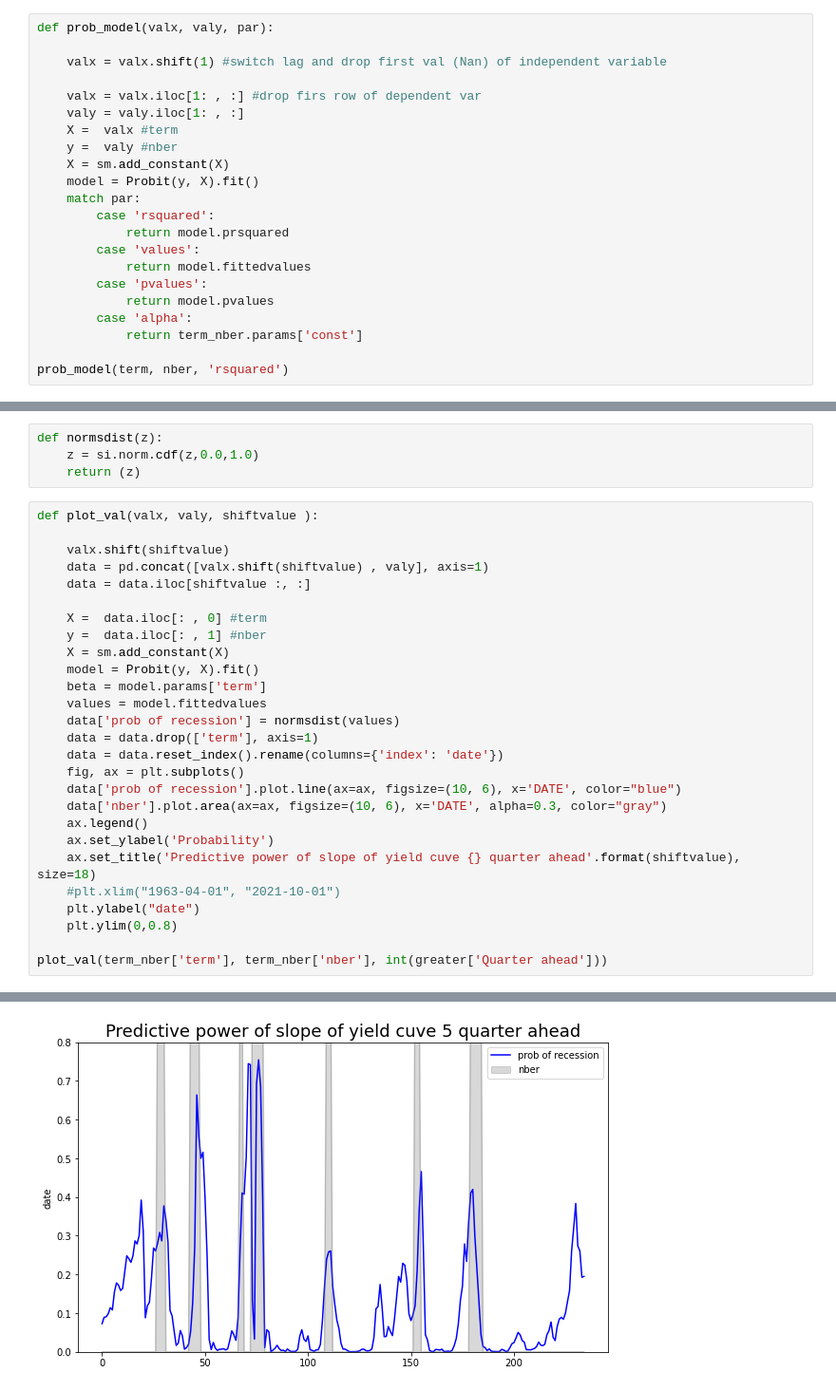
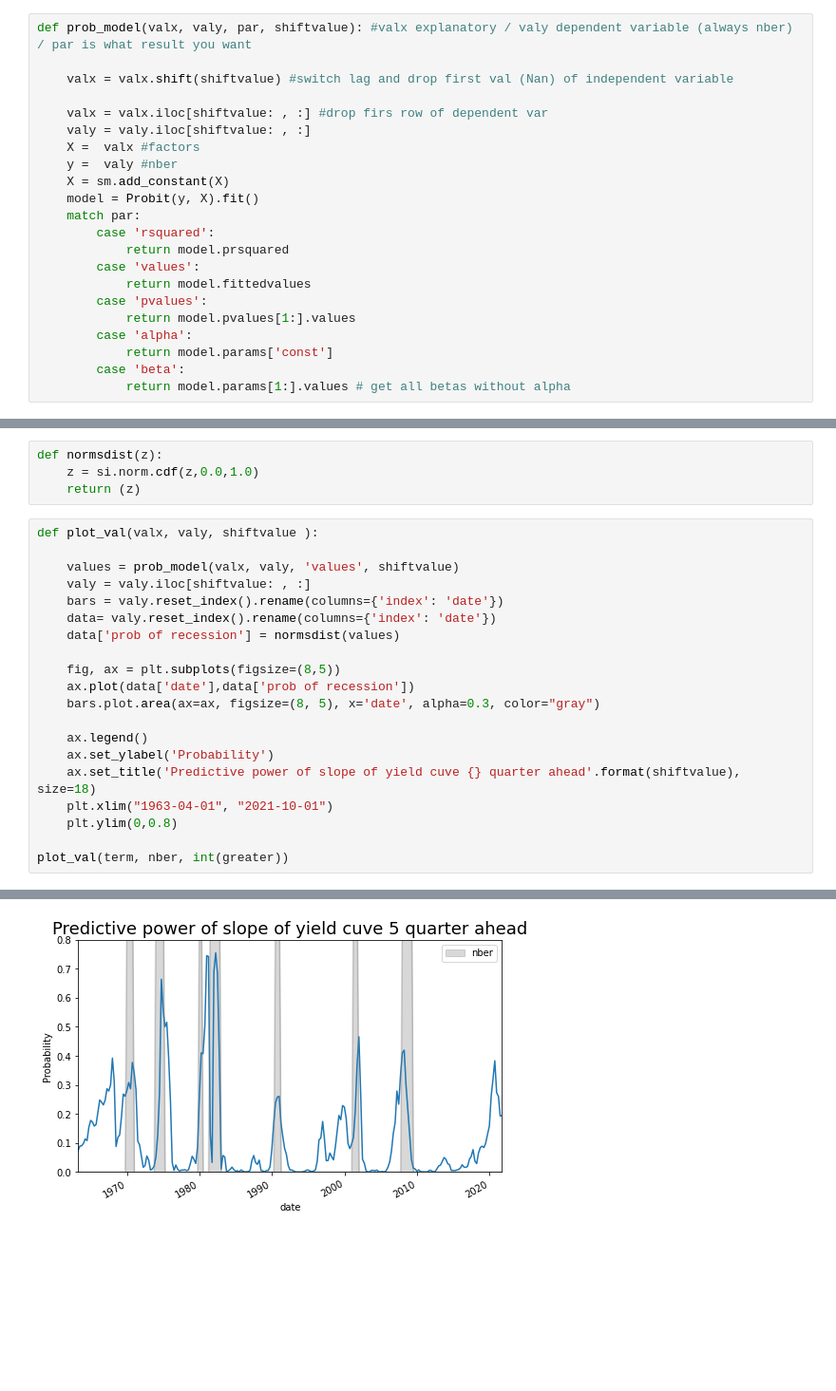
Before and after one commit to alessandrofogli/Ai-for-Finance, a Jupyter notebook: Project3/ES3.ipynb, the cells around one changed output, grey strips where cells are left out. Shown: that part at 95% size. Cells and saved outputs as stored; diff of their text form; blank space fills up the shorter version.

Commit message:
single-multi factor + plots

```diff
--- a/Project3/ES3.ipynb
+++ b/Project3/ES3.ipynb
@@ -98,12 +99,12 @@ all_factors =  term_nber.join(funds_rate['funds_rate']).join(gdp['gdp'])
 all_factors['market'] = sp500_quarter_rtn
 # %%
-def prob_model(valx, valy, par):
+def prob_model(valx, valy, par, shiftvalue): #valx explanatory / valy dependent variable (always nber) / par is what result you want
 
-    valx = valx.shift(1) #switch lag and drop first val (Nan) of independent variable
+    valx = valx.shift(shiftvalue) #switch lag and drop first val (Nan) of independent variable
 
-    valx = valx.iloc[1: , :] #drop firs row of dependent var
-    valy = valy.iloc[1: , :]
-    X =  valx #term
+    valx = valx.iloc[shiftvalue: , :] #drop firs row of dependent var
+    valy = valy.iloc[shiftvalue: , :]
+    X =  valx #factors
     y =  valy #nber
     X = sm.add_constant(X)
     model = Probit(y, X).fit()
@@ -113,8 +114,8 @@ def prob_model(valx, valy, par):
         case 'values':
             return model.fittedvalues
         case 'pvalues':
-            return model.pvalues
+            return model.pvalues[1:].values
         case 'alpha':
-            return term_nber.params['const']
-
-prob_model(term, nber, 'rsquared')
+            return model.params['const']
+        case 'beta':
+            return model.params[1:].values # get all betas without alpha
@@ -199,32 +189,25 @@ def normsdist(z):
 # %%
 def plot_val(valx, valy, shiftvalue ):
 
-    valx.shift(shiftvalue)
-    data = pd.concat([valx.shift(shiftvalue) , valy], axis=1)
-    data = data.iloc[shiftvalue :, :]
+    values = prob_model(valx, valy, 'values', shiftvalue)
+    valy = valy.iloc[shiftvalue: , :]
+    bars = valy.reset_index().rename(columns={'index': 'date'})
+    data= valy.reset_index().rename(columns={'index': 'date'})
+    data['prob of recession'] = normsdist(values)
 
-    X =  data.iloc[: , 0] #term
-    y =  data.iloc[: , 1] #nber
-    X = sm.add_constant(X)
-    model = Probit(y, X).fit()
-    beta = model.params['term']
-    values = model.fittedvalues
-    data['prob of recession'] = normsdist(values)
-    data = data.drop(['term'], axis=1)
-    data = data.reset_index().rename(columns={'index': 'date'})
-    fig, ax = plt.subplots()
-    data['prob of recession'].plot.line(ax=ax, figsize=(10, 6), x='DATE', color="blue")
-    data['nber'].plot.area(ax=ax, figsize=(10, 6), x='DATE', alpha=0.3, color="gray")
+    fig, ax = plt.subplots(figsize=(8,5))
+    ax.plot(data['date'],data['prob of recession'])
+    bars.plot.area(ax=ax, figsize=(8, 5), x='date', alpha=0.3, color="gray")
+
     ax.legend()
     ax.set_ylabel('Probability')
     ax.set_title('Predictive power of slope of yield cuve {} quarter ahead'.format(shiftvalue), size=18)
-    #plt.xlim("1963-04-01", "2021-10-01")
-    plt.ylabel("date")
+    plt.xlim("1963-04-01", "2021-10-01")
     plt.ylim(0,0.8)
 
-plot_val(term_nber['term'], term_nber['nber'], int(greater['Quarter ahead']))
+plot_val(term, nber, int(greater))
 # %% [output]
 Optimization terminated successfully.
          Current function value: 0.270779
          Iterations 7
-[figure, old version]
+[figure, new version]
```
Also changed, not shown: parts of 8 cells of this notebook, 1 other file.
